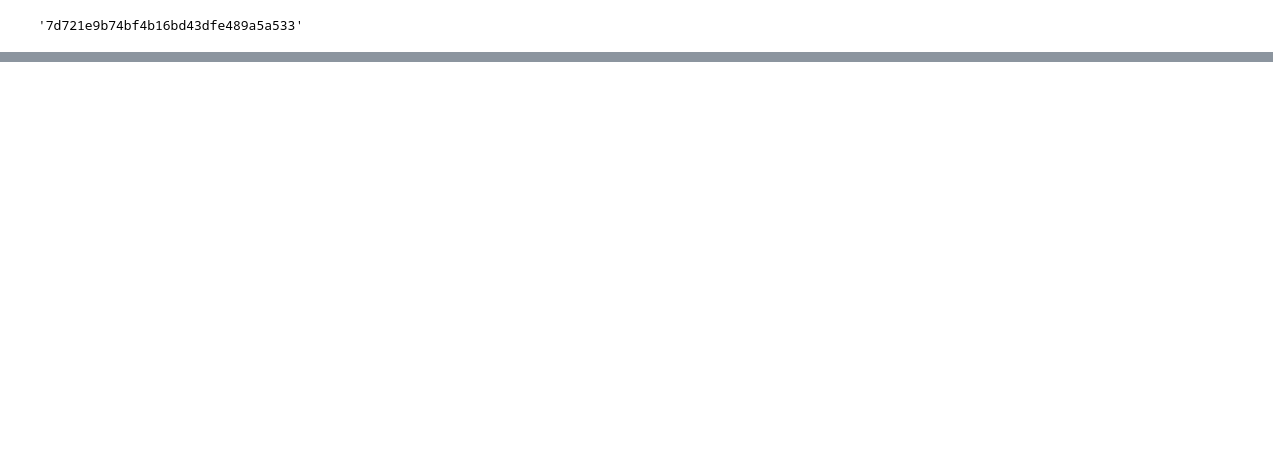
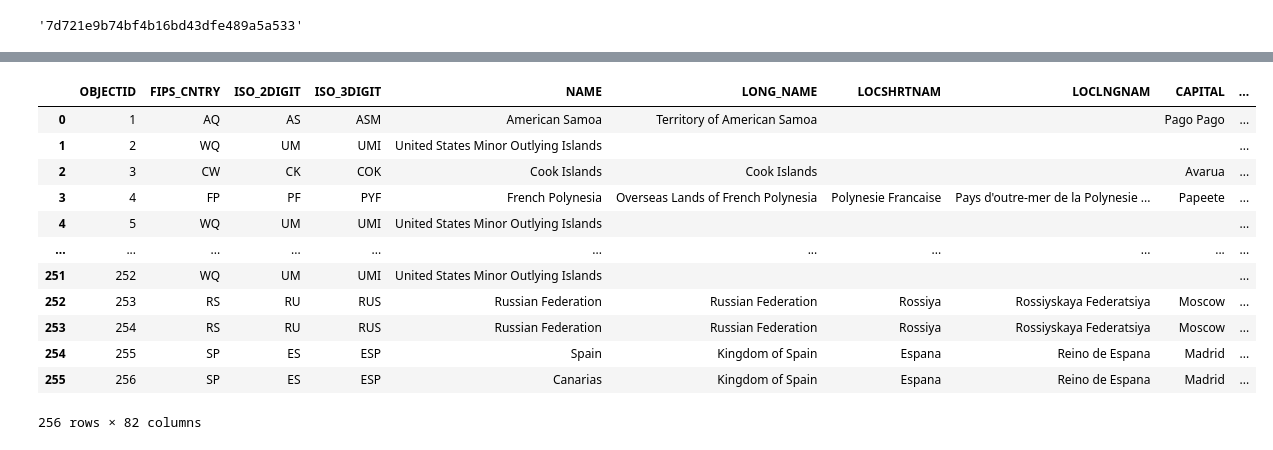
Before and after one commit to MiracleSkyHawk/RSM-8431-Opt-Out, a Jupyter notebook: test.ipynb, the cells around one changed output, grey strips where cells are left out. Saved outputs shown, nothing was run; the diff lists cells and outputs as text; code cells hidden in the pictures; blank space fills up the shorter version.

```diff
--- a/test.ipynb
+++ b/test.ipynb
@@ -58,7 +42,7 @@ item.id
 '7d721e9b74bf4b16bd43dfe489a5a533'
 # %%
 countries_item = gis.content.get("7d721e9b74bf4b16bd43dfe489a5a533")
-countries_flayer = countries_item.layers[0]
+countries_flayer = countries_item.layers[1]
 countries_df = countries_flayer.query(as_df=True)
 countries_df.columns
 # %% [output]
@@ -67,0 +89,2 @@ Index(['OBJECTID', 'REGION', 'SQMI', 'SQKM', 'Shape__Area', 'Shape__Length',
+# %%
+world_covid_df = pd.read_csv("https://covid.ourworldindata.org/data/owid-covid-data.csv")
@@ -67,0 +109,20 @@ Index(['OBJECTID', 'REGION', 'SQMI', 'SQKM', 'Shape__Area', 'Shape__Length',
+# %%
+slected_date_world_df = world_covid_df[world_covid_df["date"] == "2022-02-28"]
+# %%
+world_covid_merged_df = pd.merge(countries_df, slected_date_world_df, left_on = "ISO_3DIGIT", right_on='iso_code', how="left")
+# %%
+world_covid_merged_df
+# %% [output]
+|  | OBJECTID | FIPS_CNTRY | ISO_2DIGIT | ISO_3DIGIT | NAME | LONG_NAME | LOCSHRTNAM | LOCLNGNAM | CAPITAL | ... |
+| 0 | 1 | AQ | AS | ASM | American Samoa | Territory of American Samoa |  |  | Pago Pago | ... |
+| 1 | 2 | WQ | UM | UMI | United States Minor Outlying Islands |  |  |  |  | ... |
+| 2 | 3 | CW | CK | COK | Cook Islands | Cook Islands |  |  | Avarua | ... |
+| 3 | 4 | FP | PF | PYF | French Polynesia | Overseas Lands of French Polynesia | Polynesie Francaise | Pays d'outre-mer de la Polynesie ... | Papeete | ... |
+| 4 | 5 | WQ | UM | UMI | United States Minor Outlying Islands |  |  |  |  | ... |
+| ... | ... | ... | ... | ... | ... | ... | ... | ... | ... | ... |
+| 251 | 252 | WQ | UM | UMI | United States Minor Outlying Islands |  |  |  |  | ... |
+| 252 | 253 | RS | RU | RUS | Russian Federation | Russian Federation | Rossiya | Rossiyskaya Federatsiya | Moscow | ... |
+| 253 | 254 | RS | RU | RUS | Russian Federation | Russian Federation | Rossiya | Rossiyskaya Federatsiya | Moscow | ... |
+| 254 | 255 | SP | ES | ESP | Spain | Kingdom of Spain | Espana | Reino de Espana | Madrid | ... |
+| 255 | 256 | SP | ES | ESP | Canarias | Kingdom of Spain | Espana | Reino de Espana | Madrid | ... |
+256 rows × 82 columns
```
Also changed, not shown: parts of 19 cells of this notebook, 1 other file.
